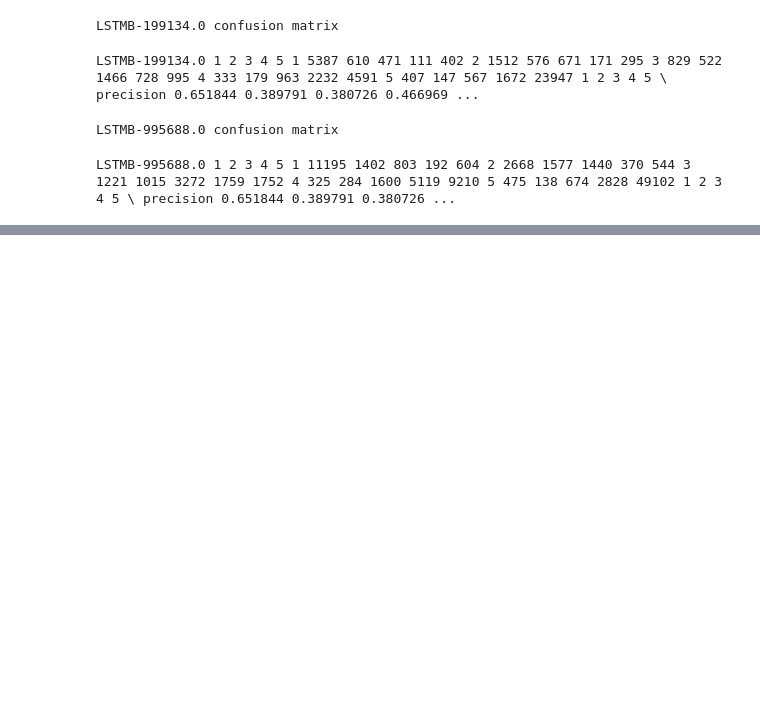
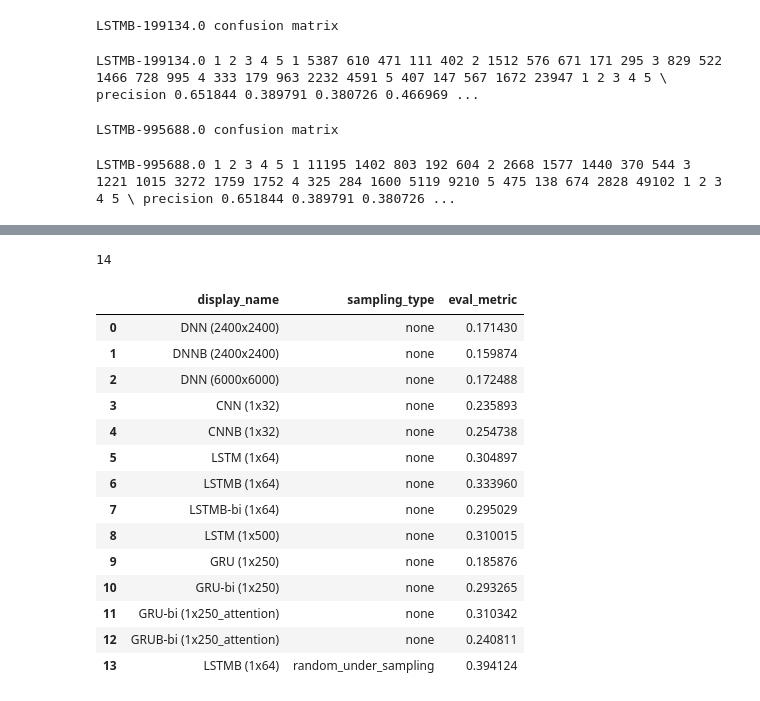
Before and after one commit to sv650s/sb-capstone, a Jupyter notebook: notebooks/5.0-deep-learning-summary.ipynb, the cells around one changed output, grey strips where cells are left out. Saved outputs shown, nothing was run; the diff lists cells and outputs as text; code cells hidden in the pictures; blank space fills up the shorter version.

```diff
--- a/notebooks/5.0-deep-learning-summary.ipynb
+++ b/notebooks/5.0-deep-learning-summary.ipynb
@@ -142,0 +179,22 @@ LSTMB-995688.0 1 2 3 4 5 1 11195 1402 803 192 604 2 2668 1577 1440 370 544 3 122
+# %%
+len(report)
+# %% [output]
+14
+# %%
+report[["display_name", "sampling_type", "eval_metric"]]
+# %% [output]
+|  | display_name | sampling_type | eval_metric |
+| 0 | DNN (2400x2400) | none | 0.171430 |
+| 1 | DNNB (2400x2400) | none | 0.159874 |
+| 2 | DNN (6000x6000) | none | 0.172488 |
+| 3 | CNN (1x32) | none | 0.235893 |
+| 4 | CNNB (1x32) | none | 0.254738 |
+| 5 | LSTM (1x64) | none | 0.304897 |
+| 6 | LSTMB (1x64) | none | 0.333960 |
+| 7 | LSTMB-bi (1x64) | none | 0.295029 |
+| 8 | LSTM (1x500) | none | 0.310015 |
+| 9 | GRU (1x250) | none | 0.185876 |
+| 10 | GRU-bi (1x250) | none | 0.293265 |
+| 11 | GRU-bi (1x250_attention) | none | 0.310342 |
+| 12 | GRUB-bi (1x250_attention) | none | 0.240811 |
+| 13 | LSTMB (1x64) | random_under_sampling | 0.394124 |
```
Also changed, not shown: parts of 6 cells of this notebook, 9 other files.
